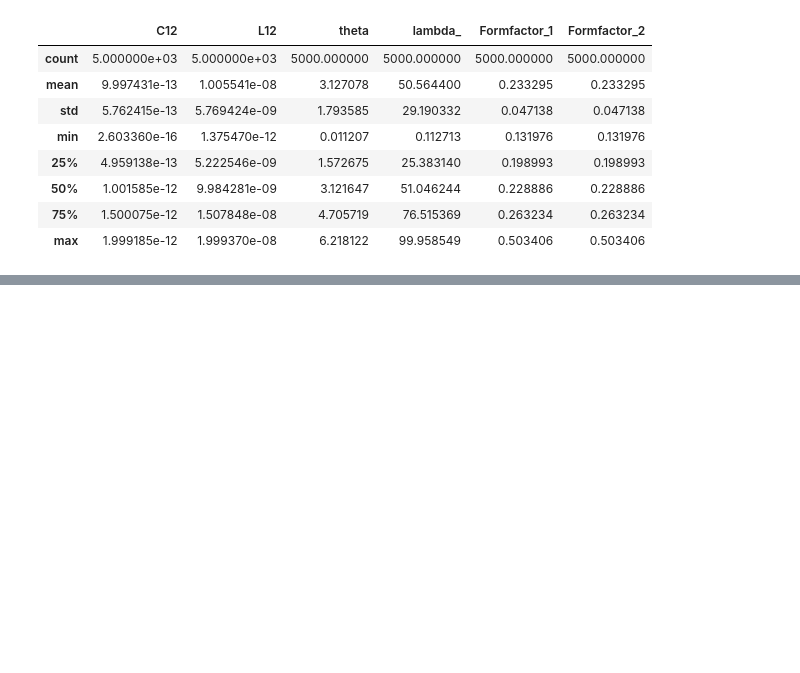
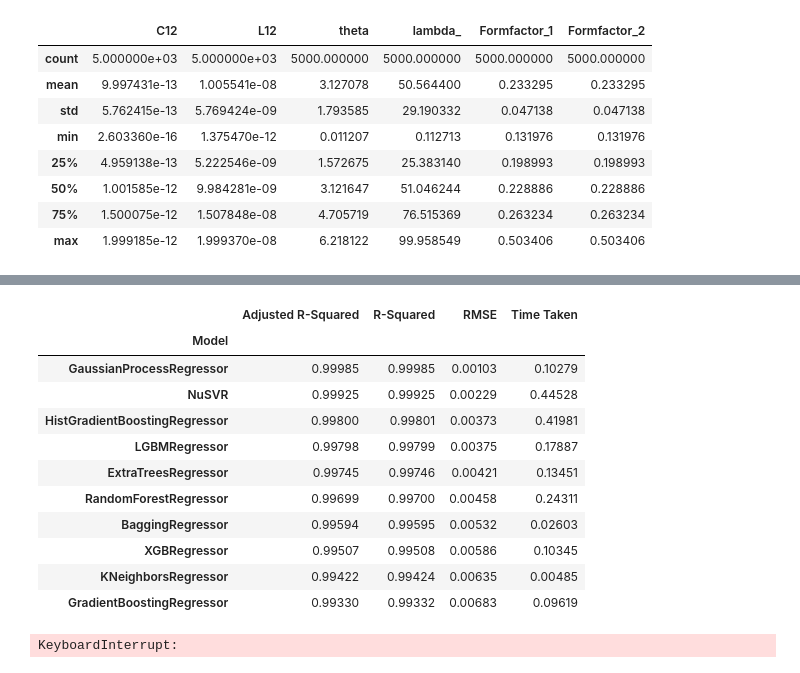
Before and after one commit to carlos-hernani/QuantumMemristor, a Jupyter notebook: quantum_memristor.ipynb, the cells around one changed output, grey strips where cells are left out. Drawn from its saved outputs; the diff is of its cells as text; code cells hidden in the pictures; blank space fills up the shorter version.

```diff
--- a/quantum_memristor.ipynb
+++ b/quantum_memristor.ipynb
@@ -11,7 +11,11 @@ import pandas as pd
 import matplotlib.pyplot as plt
 
 from pickle import load
+from lazypredict.Supervised import LazyRegressor
+from sklearn.model_selection import train_test_split
 
+# Float format
+pd.options.display.float_format = '{:,.5f}'.format
 
 # Loading the data
 
@@ -73,0 +93,40 @@ plt.show()
+# %%
+# Training Models
+xcols_single = df_single.columns[0:2]
+xcols_coupled = df_coupled.columns[0:4]
+
+y_single, X_single = df_single.loc[:, df_single.columns[-1]].to_numpy(), df_single.loc[:, xcols_single].to_numpy()
+y_coupled, X_coupled = df_coupled.loc[:, df_coupled.columns[-1]].to_numpy(), df_coupled.loc[:, xcols_coupled].to_numpy()
+
+random_state = 42
+test_size = 0.33
+
+x_train_single, x_test_single, y_train_single, y_test_single = train_test_split(X_single, y_single, test_size=0.33, random_state=42)
+x_train_coupled, x_test_coupled, y_train_coupled, y_test_coupled = train_test_split(X_coupled, y_coupled, test_size=0.33, random_state=42)
+# %%
+# Training Single QM
+
+reg_single = LazyRegressor(ignore_warnings=False, custom_metric=None)
+models_single, predictions_single = reg_single.fit(x_train_single, x_test_single, y_train_single, y_test_single)
+models_single.head(10)
+# %% [output]
+|  | Adjusted R-Squared | R-Squared | RMSE | Time Taken |
+| Model |  |  |  |  |
+| GaussianProcessRegressor | 0.99985 | 0.99985 | 0.00103 | 0.10279 |
+| NuSVR | 0.99925 | 0.99925 | 0.00229 | 0.44528 |
+| HistGradientBoostingRegressor | 0.99800 | 0.99801 | 0.00373 | 0.41981 |
+| LGBMRegressor | 0.99798 | 0.99799 | 0.00375 | 0.17887 |
+| ExtraTreesRegressor | 0.99745 | 0.99746 | 0.00421 | 0.13451 |
+| RandomForestRegressor | 0.99699 | 0.99700 | 0.00458 | 0.24311 |
+| BaggingRegressor | 0.99594 | 0.99595 | 0.00532 | 0.02603 |
+| XGBRegressor | 0.99507 | 0.99508 | 0.00586 | 0.10345 |
+| KNeighborsRegressor | 0.99422 | 0.99424 | 0.00635 | 0.00485 |
+| GradientBoostingRegressor | 0.99330 | 0.99332 | 0.00683 | 0.09619 |
+# %%
+# Training 2 Coupled QM
+
+reg_coupled = LazyRegressor(ignore_warnings=False, custom_metric=None)
+models_coupled, predictions_coupled = reg_coupled.fit(x_train_coupled, x_test_coupled, y_train_coupled, y_test_coupled)
+models_coupled.head(10)
+# %% [output]
+KeyboardInterrupt:
```
Also changed, not shown: parts of 3 cells of this notebook.
